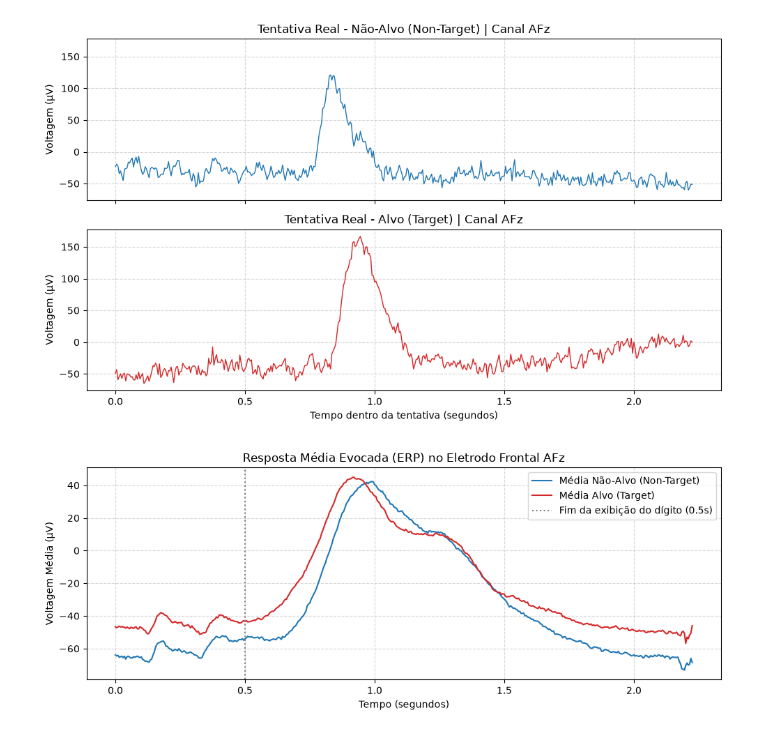
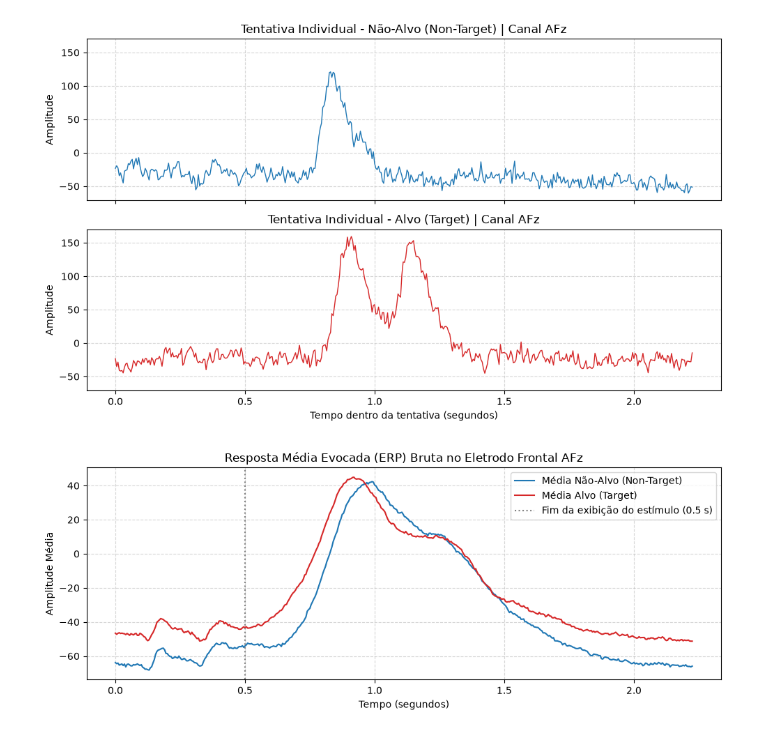
Before and after one commit to BorniaPedro/topicos-especiais, a Jupyter notebook: 01_paciente.ipynb, the cells around one changed output. Drawn from its saved outputs; the diff is of its cells as text; code cells hidden in the pictures.

```diff
--- a/01_paciente.ipynb
+++ b/01_paciente.ipynb
@@ -205,44 +187,42 @@ Overwriting existing file.
 # %%
-# Compara uma tentativa de Não-Alvo vs Alvo no eletrodo frontal 'AFz'
 idx_canal = channels.index('AFz')
 tempo = np.arange(data_f_final.shape[1]) / fs
 
-# Pega o primeiro 0 e o primeiro 1 dos dados limpos
 idx_nontarget = np.where(data_y_final == 0)[0][0]
-idx_target = np.where(data_y_final == 1)[0][1]
+idx_target = np.where(data_y_final == 1)[0][0]
 
+# Comparação de tentativas individuais
 fig, axes = plt.subplots(2, 1, figsize=(10, 6), sharex=True, sharey=True)
 
-axes[0].plot(tempo, data_f_final[idx_nontarget, :, idx_canal], color="#1f77b4", linewidth=1)
-axes[0].set_title(f"Tentativa Real - Não-Alvo (Non-Target) | Canal AFz")
-axes[0].set_ylabel("Voltagem (µV)")
+axes[0].plot(tempo, data_f_final[idx_nontarget, :, idx_canal], color="#1f77b4", linewidth=1.0)
+axes[0].set_title("Tentativa Individual - Não-Alvo (Non-Target) | Canal AFz")
+axes[0].set_ylabel("Amplitude")
 axes[0].grid(True, linestyle="--", alpha=0.5)
 
-axes[1].plot(tempo, data_f_final[idx_target, :, idx_canal], color="#d62728", linewidth=1)
-axes[1].set_title(f"Tentativa Real - Alvo (Target) | Canal AFz")
+axes[1].plot(tempo, data_f_final[idx_target, :, idx_canal], color="#d62728", linewidth=1.0)
+axes[1].set_title("Tentativa Individual - Alvo (Target) | Canal AFz")
 axes[1].set_xlabel("Tempo dentro da tentativa (segundos)")
-axes[1].set_ylabel("Voltagem (µV)")
+axes[1].set_ylabel("Amplitude")
 axes[1].grid(True, linestyle="--", alpha=0.5)
 
 plt.tight_layout()
 plt.show()
+
+# Resposta Média Evocada (ERP) no canal AFz
+media_nontarget = np.mean(data_f_final[data_y_final == 0, :, idx_canal], axis=0)
+media_target = np.mean(data_f_final[data_y_final == 1, :, idx_canal], axis=0)
+
+plt.figure(figsize=(10, 4))
+plt.plot(tempo, media_nontarget, label="Média Não-Alvo (Non-Target)", color="#1f77b4", linewidth=1.5)
+plt.plot(tempo, media_target, label="Média Alvo (Target)", color="#d62728", linewidth=1.5)
+plt.title("Resposta Média Evocada (ERP) Bruta no Eletrodo Frontal AFz")
+plt.xlabel("Tempo (segundos)")
+plt.ylabel("Amplitude Média")
+plt.axvline(0.5, color="gray", linestyle=":", label="Fim da exibição do estímulo (0.5 s)")
+plt.legend()
+plt.grid(True, linestyle="--", alpha=0.5)
+plt.tight_layout()
+plt.show()
 # %% [output]
-[figure, old version]
+[figure, new version]
+[figure, added]
-# %%
-# Média de todas as tentativas por classe
-media_nontarget = np.mean(data_f_final[data_y_final == 0, :, idx_canal], axis=0)
-media_target = np.mean(data_f_final[data_y_final == 1, :, idx_canal], axis=0)
-
-plt.figure(figsize=(10, 4))
-plt.plot(tempo, media_nontarget, label="Média Não-Alvo (Non-Target)", color="#1f77b4", linewidth=1.5)
-plt.plot(tempo, media_target, label="Média Alvo (Target)", color="#d62728", linewidth=1.5)
-plt.title("Resposta Média Evocada (ERP) no Eletrodo Frontal AFz")
-plt.xlabel("Tempo (segundos)")
-plt.ylabel("Voltagem Média (µV)")
-plt.axvline(0.5, color="gray", linestyle=":", label="Fim da exibição do dígito (0.5s)")
-plt.legend()
-plt.grid(True, linestyle="--", alpha=0.5)
-plt.tight_layout()
-plt.show()
-# %% [output]
-[figure, removed]
```
Also changed, not shown: parts of 7 cells of this notebook, 5 other files.
